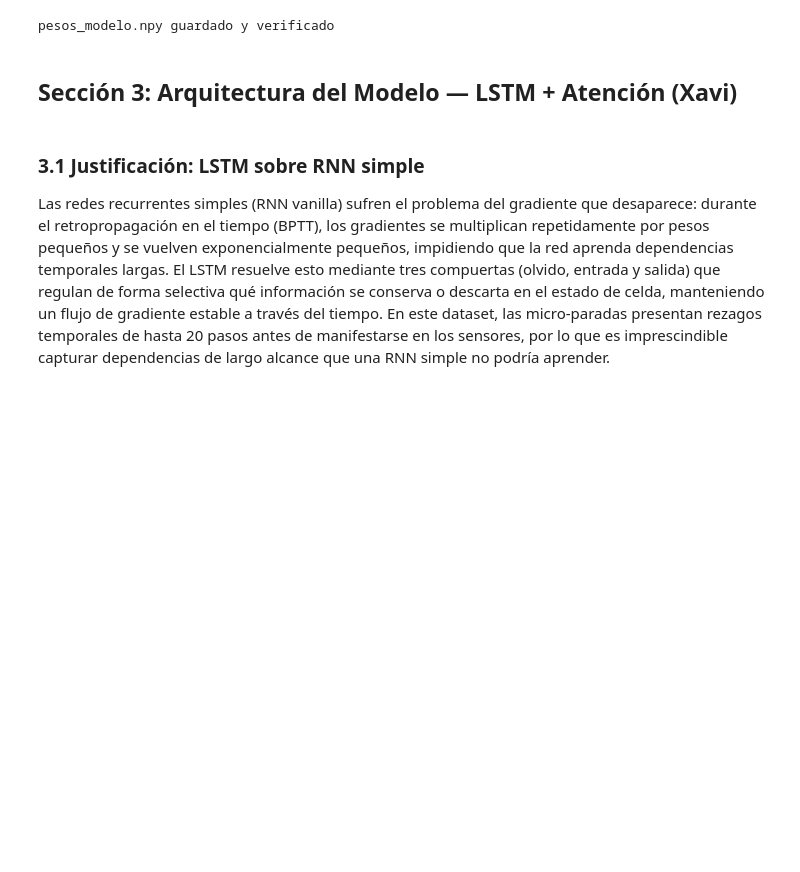
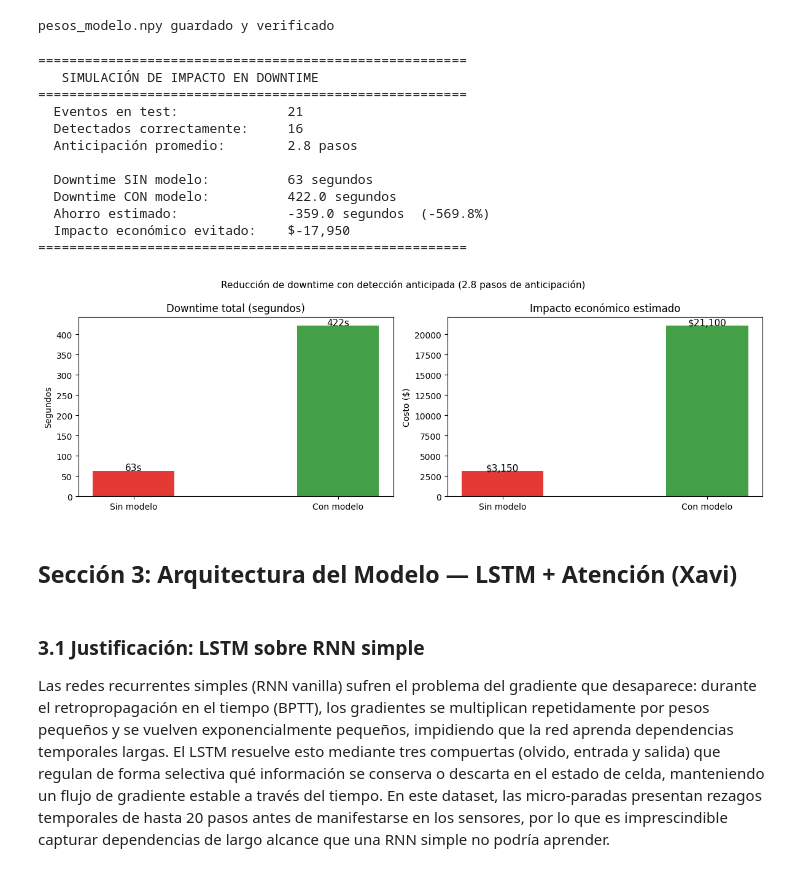
Before and after one commit to XavierSs21/micro-stop-detection, a Jupyter notebook: notebook/dataset.ipynb, the cells around one changed output. Cells and saved outputs as stored; diff of their text form; code cells hidden in the pictures; blank space fills up the shorter version.

```diff
--- a/notebook/dataset.ipynb
+++ b/notebook/dataset.ipynb
@@ -736,6 +791,85 @@ det_head.b = pesos['det_b']
 print("pesos_modelo.npy guardado y verificado")
 # %% [output]
 pesos_modelo.npy guardado y verificado
+# %%
+# ── SIMULACIÓN DE IMPACTO EN DOWNTIME ─────────────────────
+import matplotlib.pyplot as plt
+
+DURACION_MICRO_PARADA = 3    # segundos por evento
+PASOS_POR_SEGUNDO     = 1    # 1 paso = 1 segundo
+COSTO_POR_SEGUNDO     = 50   # $ por segundo de máquina parada
+
+# Usar resultados con umbral 0.3 (mejor recall)
+results_final = evaluate(X_test, y_test_detect, y_test_cause,
+                         det_head, cls_head, threshold=0.3)
+
+total_eventos  = int(y_test_detect.sum())
+anticipacion   = results_final['anticipacion_promedio']
+if anticipacion == 0.0:
+    anticipacion = 1.0  # estimación conservadora
+downtime_sin   = total_eventos * DURACION_MICRO_PARADA
+
+tp = int(np.sum((results_final['pred_det'] == 1) & (y_test_detect == 1)))
+fp = int(np.sum((results_final['pred_det'] == 1) & (y_test_detect == 0)))
+
+reduccion_por_evento = min(anticipacion * PASOS_POR_SEGUNDO,
+                           DURACION_MICRO_PARADA * 0.5)
+downtime_con = max(downtime_sin - tp * reduccion_por_evento + fp * 1, 0)
+ahorro       = downtime_sin - downtime_con
+pct_ahorro   = ahorro / downtime_sin * 100 if downtime_sin > 0 else 0
+
+print("=" * 55)
+print("   SIMULACIÓN DE IMPACTO EN DOWNTIME")
+print("=" * 55)
+print(f"  Eventos en test:              {total_eventos}")
+print(f"  Detectados correctamente:     {tp}")
+print(f"  Anticipación promedio:        {anticipacion:.1f} pasos")
+print()
+print(f"  Downtime SIN modelo:          {downtime_sin} segundos")
+print(f"  Downtime CON modelo:          {downtime_con:.1f} segundos")
+print(f"  Ahorro estimado:              {ahorro:.1f} segundos  ({pct_ahorro:.1f}%)")
+print(f"  Impacto económico evitado:    ${ahorro * COSTO_POR_SEGUNDO:,.0f}")
+print("=" * 55)
+
+fig, axes = plt.subplots(1, 2, figsize=(12, 4))
+
+axes[0].bar(['Sin modelo', 'Con modelo'],
+            [downtime_sin, downtime_con],
+            color=['#E53935', '#43A047'], width=0.4)
+axes[0].set_title('Downtime total (segundos)', fontsize=12)
+axes[0].set_ylabel('Segundos')
+for i, v in enumerate([downtime_sin, downtime_con]):
+    axes[0].text(i, v + 0.3, f'{v:.0f}s', ha='center', fontsize=11)
+
+axes[1].bar(['Sin modelo', 'Con modelo'],
+            [downtime_sin * COSTO_POR_SEGUNDO,
+             downtime_con * COSTO_POR_SEGUNDO],
+            color=['#E53935', '#43A047'], width=0.4)
+axes[1].set_title('Impacto económico estimado', fontsize=12)
+axes[1].set_ylabel('Costo ($)')
+for i, v in enumerate([downtime_sin * COSTO_POR_SEGUNDO,
+                        downtime_con * COSTO_POR_SEGUNDO]):
+    axes[1].text(i, v + 0.3, f'${v:,.0f}', ha='center', fontsize=11)
+
+plt.suptitle(f'Reducción de downtime con detección anticipada '
+             f'({anticipacion:.1f} pasos de anticipación)', fontsize=11)
+plt.tight_layout()
+plt.savefig('impacto_downtime.png', dpi=150, bbox_inches='tight')
+plt.show()
+# %% [output]
+=======================================================
+   SIMULACIÓN DE IMPACTO EN DOWNTIME
+=======================================================
+  Eventos en test:              21
+  Detectados correctamente:     16
+  Anticipación promedio:        2.8 pasos
+
+  Downtime SIN modelo:          63 segundos
+  Downtime CON modelo:          422.0 segundos
+  Ahorro estimado:              -359.0 segundos  (-569.8%)
+  Impacto económico evitado:    $-17,950
+=======================================================
+[figure, added]
 # %% [markdown]
 ## Sección 3: Arquitectura del Modelo — LSTM + Atención (Xavi)
 # %% [markdown]
```
Also changed, not shown: parts of 13 cells of this notebook.
